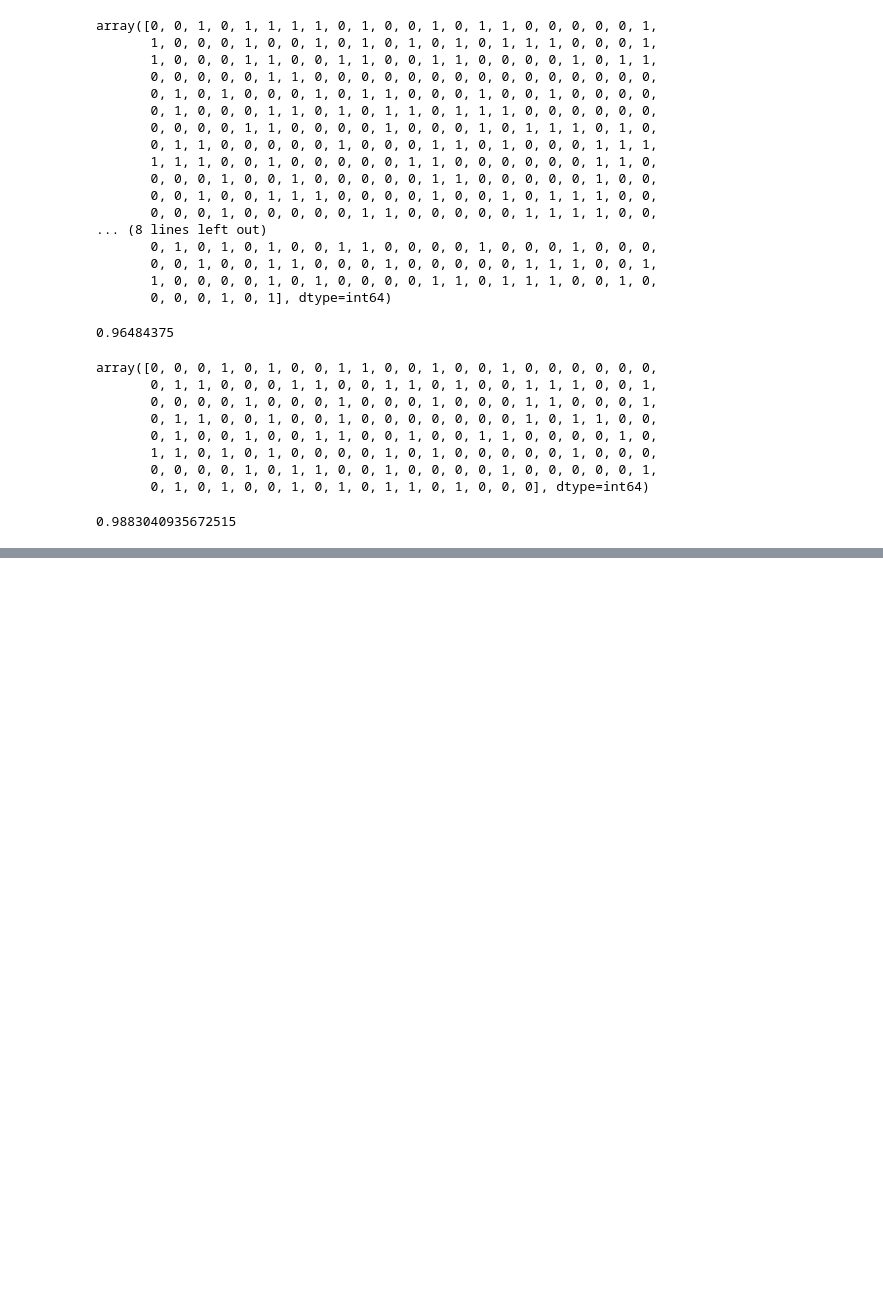
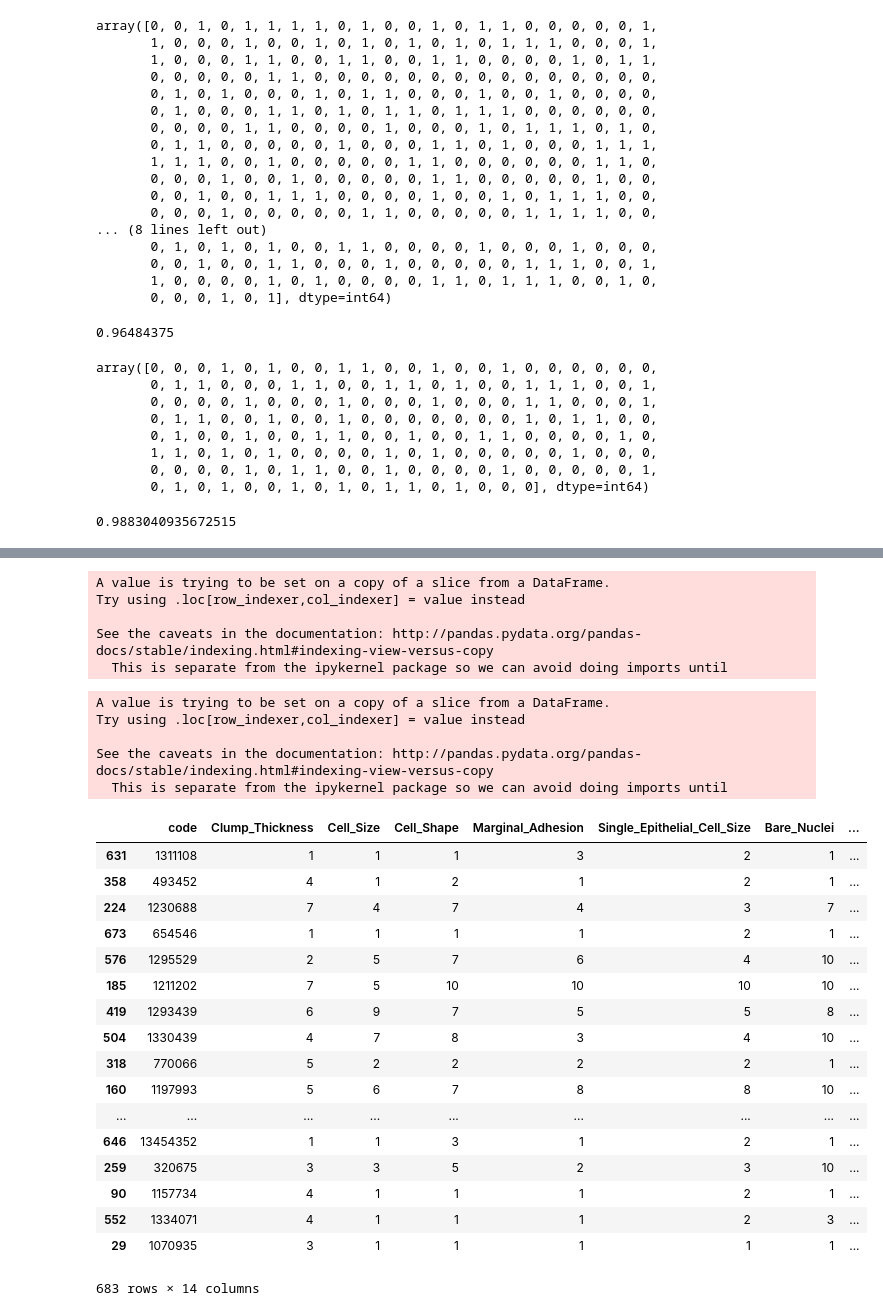
Before and after one commit to wanjuson/analyst_engineer, a Jupyter notebook: B3_0 logistic Regression2.ipynb, the cells around one changed output, grey strips where cells are left out. Drawn from its saved outputs; the diff is of its cells as text; code cells hidden in the pictures; blank space fills up the shorter version.

```diff
--- a/B3_0 logistic Regression2.ipynb
+++ b/B3_0 logistic Regression2.ipynb
@@ -153,0 +169,46 @@ model1.score(x1_test_stand_scale, y1_test['Class']) # R2
+# %%
+# 에측확률 저장 train
+prob_train1 = model1.predict_proba(x1_train_stand_scale)
+y1_train['prob'] = prob_train1[:,0]
+# %% [output]
+A value is trying to be set on a copy of a slice from a DataFrame.
+Try using .loc[row_indexer,col_indexer] = value instead
+
+See the caveats in the documentation: http://pandas.pydata.org/pandas-docs/stable/indexing.html#indexing-view-versus-copy
+  This is separate from the ipykernel package so we can avoid doing imports until
+# %%
+# 에측확률 저장 test
+prob_test1 = model1.predict_proba(x1_test_stand_scale)
+y1_test['prob'] = prob_test1[:,0]
+# %% [output]
+A value is trying to be set on a copy of a slice from a DataFrame.
+Try using .loc[row_indexer,col_indexer] = value instead
+
+See the caveats in the documentation: http://pandas.pydata.org/pandas-docs/stable/indexing.html#indexing-view-versus-copy
+  This is separate from the ipykernel package so we can avoid doing imports until
+# %%
+total_train = pd.concat([x1_train, y1_train], axis = 1)
+total_test = pd.concat([x1_test, y1_test], axis = 1)
+# %%
+total_result = pd.concat([total_train, total_test], axis = 0)
+# %%
+total_result
+# %% [output]
+|  | code | Clump_Thickness | Cell_Size | Cell_Shape | Marginal_Adhesion | Single_Epithelial_Cell_Size | Bare_Nuclei | ... |
+| 631 | 1311108 | 1 | 1 | 1 | 3 | 2 | 1 | ... |
+| 358 | 493452 | 4 | 1 | 2 | 1 | 2 | 1 | ... |
+| 224 | 1230688 | 7 | 4 | 7 | 4 | 3 | 7 | ... |
+| 673 | 654546 | 1 | 1 | 1 | 1 | 2 | 1 | ... |
+| 576 | 1295529 | 2 | 5 | 7 | 6 | 4 | 10 | ... |
+| 185 | 1211202 | 7 | 5 | 10 | 10 | 10 | 10 | ... |
+| 419 | 1293439 | 6 | 9 | 7 | 5 | 5 | 8 | ... |
+| 504 | 1330439 | 4 | 7 | 8 | 3 | 4 | 10 | ... |
+| 318 | 770066 | 5 | 2 | 2 | 2 | 2 | 1 | ... |
+| 160 | 1197993 | 5 | 6 | 7 | 8 | 8 | 10 | ... |
+| ... | ... | ... | ... | ... | ... | ... | ... | ... |
+| 646 | 13454352 | 1 | 1 | 3 | 1 | 2 | 1 | ... |
+| 259 | 320675 | 3 | 3 | 5 | 2 | 3 | 10 | ... |
+| 90 | 1157734 | 4 | 1 | 1 | 1 | 2 | 1 | ... |
+| 552 | 1334071 | 4 | 1 | 1 | 1 | 2 | 3 | ... |
+| 29 | 1070935 | 3 | 1 | 1 | 1 | 1 | 1 | ... |
+683 rows × 14 columns
```
Also changed, not shown: parts of 2 cells of this notebook.
